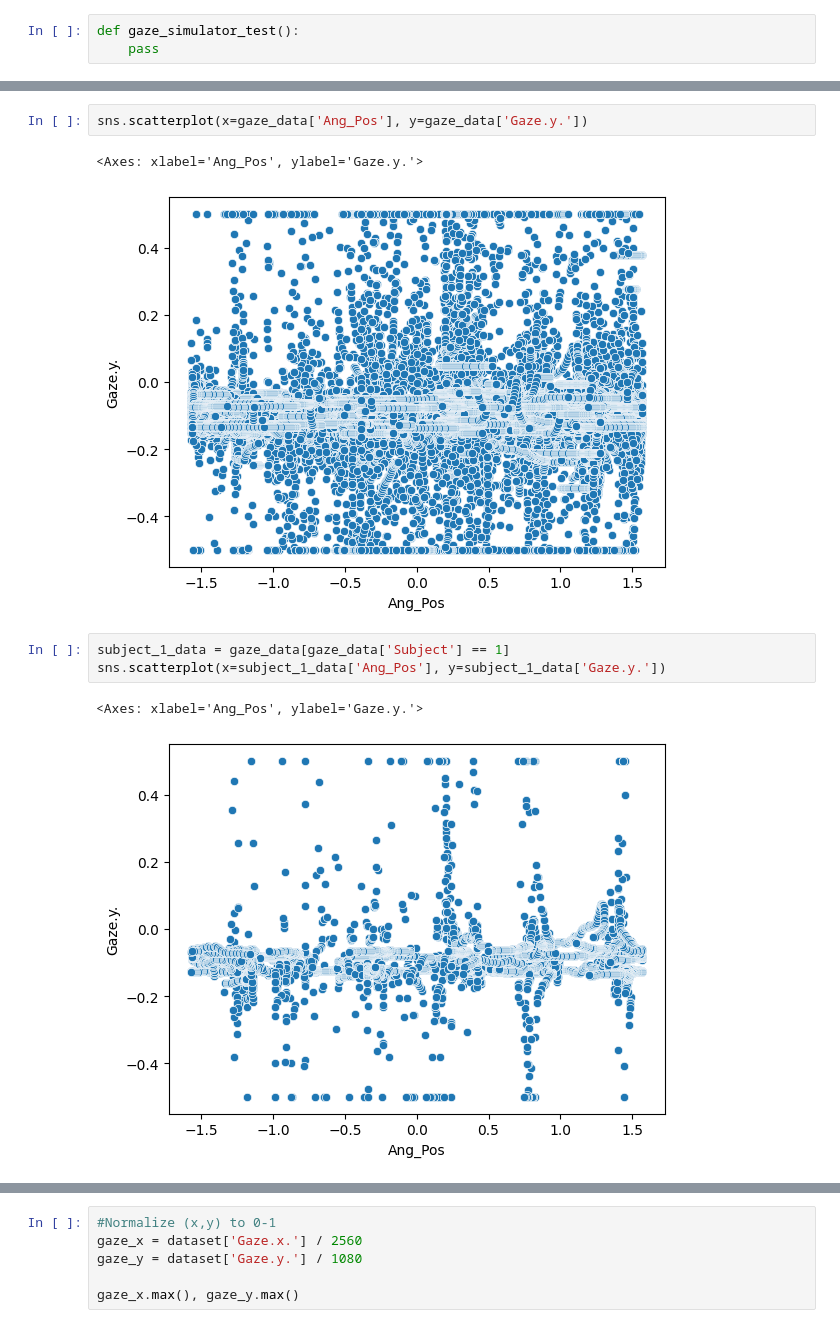
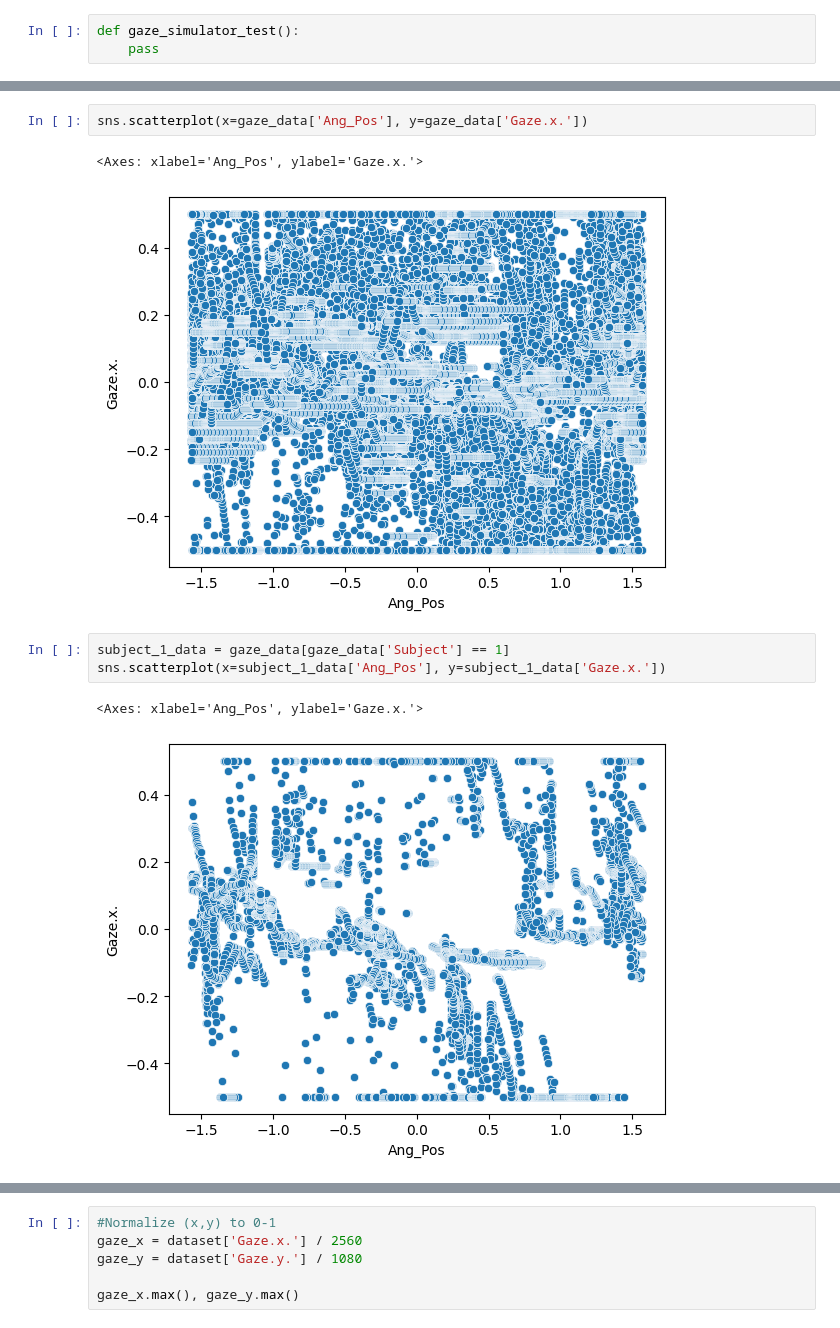
Before and after one commit to jerrymhuang/DreamDrone, a Jupyter notebook: FinalProject/exploration/hierarchical_gaze.ipynb, the cells around one changed output, grey strips where cells are left out. Drawn from its saved outputs; the diff is of its cells as text.

```diff
--- a/FinalProject/exploration/hierarchical_gaze.ipynb
+++ b/FinalProject/exploration/hierarchical_gaze.ipynb
@@ -141,11 +152,11 @@ plot_gaze_by_axis('Ang_Pos')
 # %%
-sns.scatterplot(x=gaze_data['Ang_Pos'], y=gaze_data['Gaze.y.'])
+sns.scatterplot(x=gaze_data['Ang_Pos'], y=gaze_data['Gaze.x.'])
 # %% [output]
-<Axes: xlabel='Ang_Pos', ylabel='Gaze.y.'>
+<Axes: xlabel='Ang_Pos', ylabel='Gaze.x.'>
-[figure, old version]
+[figure, new version]
 # %%
 subject_1_data = gaze_data[gaze_data['Subject'] == 1]
-sns.scatterplot(x=subject_1_data['Ang_Pos'], y=subject_1_data['Gaze.y.'])
+sns.scatterplot(x=subject_1_data['Ang_Pos'], y=subject_1_data['Gaze.x.'])
 # %% [output]
-<Axes: xlabel='Ang_Pos', ylabel='Gaze.y.'>
+<Axes: xlabel='Ang_Pos', ylabel='Gaze.x.'>
-[figure, old version]
+[figure, new version]
```
Also changed, not shown: parts of 10 cells of this notebook, 2 other files.
